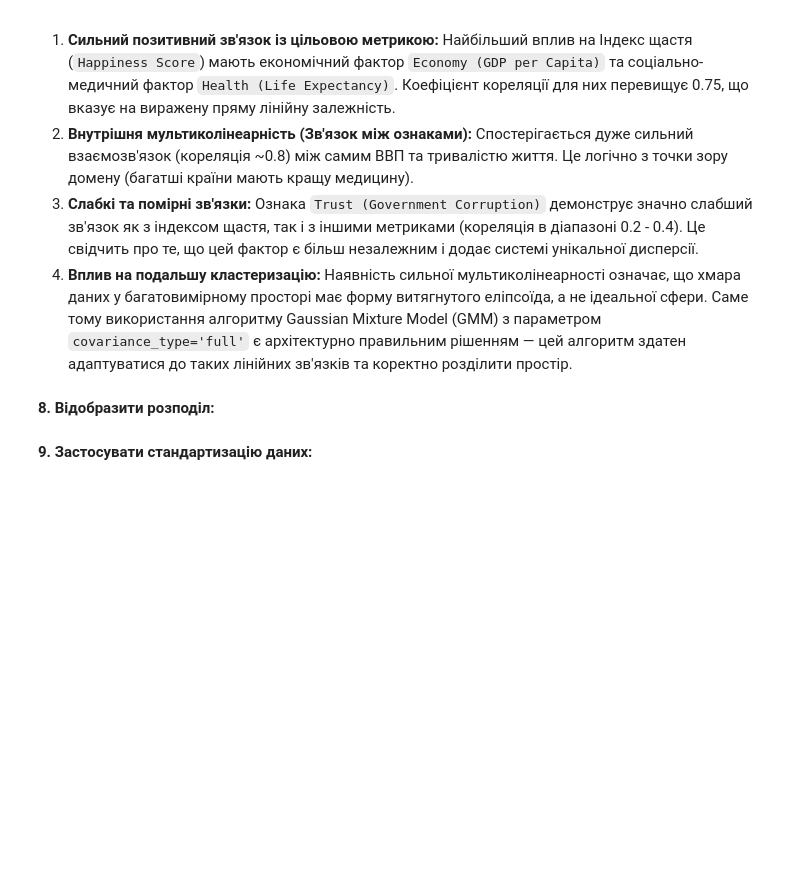
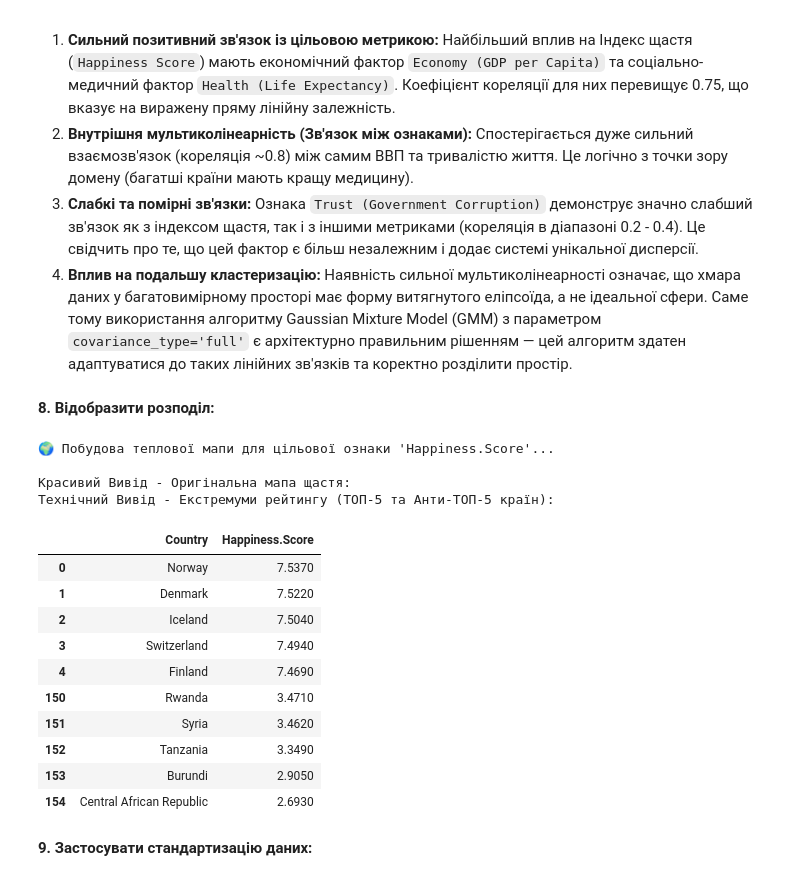
Before and after one commit to IRONKAGE/goit-num-hw-10, a Jupyter notebook: HomeWork_10.ipynb, the cells around one changed output. Drawn from its saved outputs; the diff is of its cells as text; code cells hidden in the pictures; blank space fills up the shorter version.

Commit message:
add Task 8 - Display distribution

```diff
--- a/HomeWork_10.ipynb
+++ b/HomeWork_10.ipynb
@@ -600,6 +600,60 @@ $$r = \frac{\sum (x_i - \bar{x})(y_i - \bar{y})}{\sqrt{\sum (x_i - \bar{x})^2 \s
 4. **Вплив на подальшу кластеризацію:** Наявність сильної мультиколінеарності означає, що хмара даних у багатовимірному просторі має форму витягнутого еліпсоїда, а не ідеальної сфери. Саме тому використання алгоритму Gaussian Mixture Model (GMM) з параметром `covariance_type='full'` є архітектурно правильним рішенням — цей алгоритм здатен адаптуватися до таких лінійних зв'язків та коректно розділити простір.
 # %% [markdown]
 **8. Відобразити розподіл:**
+# %%
+print(f"🌍 Побудова теплової мапи для цільової ознаки '{TARGET_METRIC}'...\n")
+
+fig_original_map = px.choropleth(
+    df,
+    locations=COUNTRY_COL,
+    color=TARGET_METRIC,
+    locationmode=MAP_LOCATION_MODE,
+    color_continuous_scale=COLOR_SCALE_HAPPINESS,
+    hover_name=COUNTRY_COL
+)
+
+fig_original_map.update_layout(
+    title_text=f"🗺️ Happiness Index {TARGET_YEAR} (Оригінальні дані)",
+    title_x=0.5,
+    template=PLOT_TEMPLATE,
+    geo=dict(
+        showframe=False,
+        showcoastlines=True, coastlinecolor="rgba(255, 255, 255, 0.2)",
+        projection_type='natural earth',
+        bgcolor='rgba(0,0,0,0)',
+        lakecolor='#111111',
+        landcolor='#222222'
+    ),
+    width=1200, height=700
+)
+
+print("Красивий Вивід - Оригінальна мапа щастя:")
+fig_original_map.show()
+
+print("Технічний Вивід - Екстремуми рейтингу (ТОП-5 та Анти-ТОП-5 країн):")
+top_bottom_df = pd.concat([
+    df[[COUNTRY_COL, TARGET_METRIC]].nlargest(5, TARGET_METRIC),
+    df[[COUNTRY_COL, TARGET_METRIC]].nsmallest(5, TARGET_METRIC).sort_values(by=TARGET_METRIC, ascending=False)
+])
+
+display(top_bottom_df.style.background_gradient(cmap='YlGnBu', subset=[TARGET_METRIC])\
+        .set_properties(**TABLE_PROPS).format({TARGET_METRIC: "{:.4f}"}))
+# %% [output]
+🌍 Побудова теплової мапи для цільової ознаки 'Happiness.Score'...
+
+Красивий Вивід - Оригінальна мапа щастя:
+Технічний Вивід - Екстремуми рейтингу (ТОП-5 та Анти-ТОП-5 країн):
+|  | Country | Happiness.Score |
+| 0 | Norway | 7.5370 |
+| 1 | Denmark | 7.5220 |
+| 2 | Iceland | 7.5040 |
+| 3 | Switzerland | 7.4940 |
+| 4 | Finland | 7.4690 |
+| 150 | Rwanda | 3.4710 |
+| 151 | Syria | 3.4620 |
+| 152 | Tanzania | 3.3490 |
+| 153 | Burundi | 2.9050 |
+| 154 | Central African Republic | 2.6930 |
 # %% [markdown]
 **9. Застосувати стандартизацію даних:**
 # %% [markdown]
```
Also changed, not shown: 1 other file.
